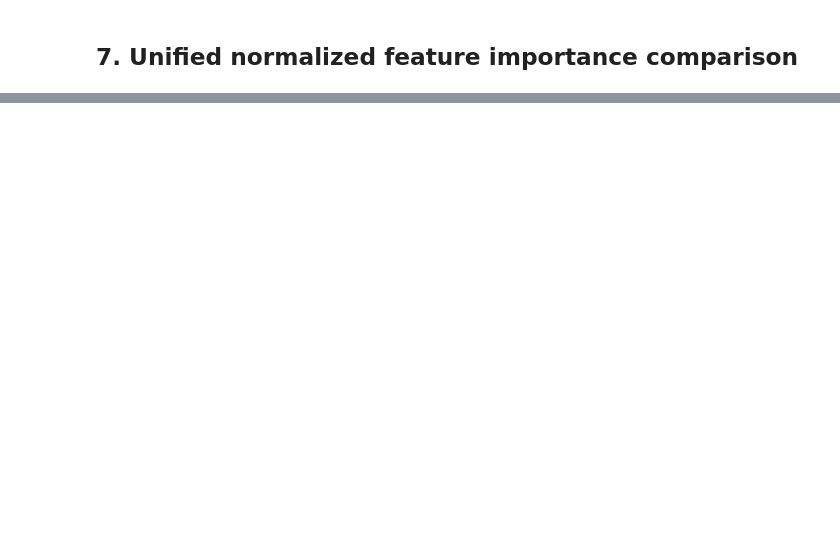
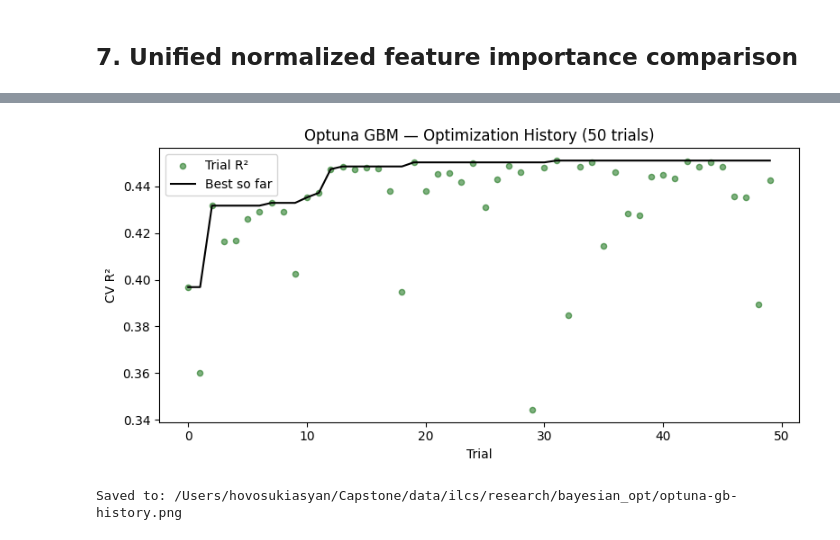
Before and after one commit to hovosukiasyan/capstone, a Jupyter notebook: notebooks/ilcs_ml_bayesian_optimized.ipynb, the cells around one changed output, grey strips where cells are left out. Cells and saved outputs as stored; diff of their text form; code cells hidden in the pictures; blank space fills up the shorter version.

```diff
--- a/notebooks/ilcs_ml_bayesian_optimized.ipynb
+++ b/notebooks/ilcs_ml_bayesian_optimized.ipynb
@@ -315,0 +366,20 @@ print(f'Outputs saved to: {OUT_DIR}')
+# %%
+trials = study_gbm.trials
+trial_nums = [t.number for t in trials]
+trial_vals = [t.value for t in trials]
+best_so_far = [max(trial_vals[:i+1]) for i in range(len(trial_vals))]
+
+fig, ax = plt.subplots(figsize=(8, 4))
+ax.scatter(trial_nums, trial_vals, alpha=0.5, s=20, label='Trial R²', color='darkgreen')
+ax.plot(trial_nums, best_so_far, color='black', linewidth=1.5, label='Best so far')
+ax.set_xlabel('Trial')
+ax.set_ylabel('CV R²')
+ax.set_title('Optuna GBM — Optimization History (50 trials)')
+ax.legend()
+plt.tight_layout()
+plt.savefig(OUT_DIR / 'optuna-gb-history.png', dpi=150, bbox_inches='tight')
+plt.show()
+print('Saved to:', OUT_DIR / 'optuna-gb-history.png')
+# %% [output]
+[figure, added]
+Saved to: /Users/hovosukiasyan/Capstone/data/ilcs/research/bayesian_opt/optuna-gb-history.png
```
Also changed, not shown: parts of 8 cells of this notebook, 39 other files.
